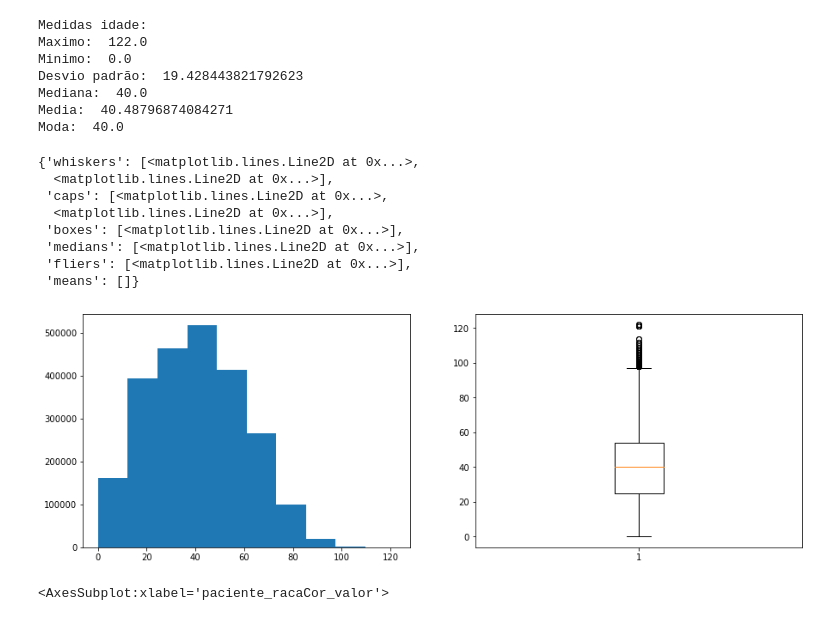
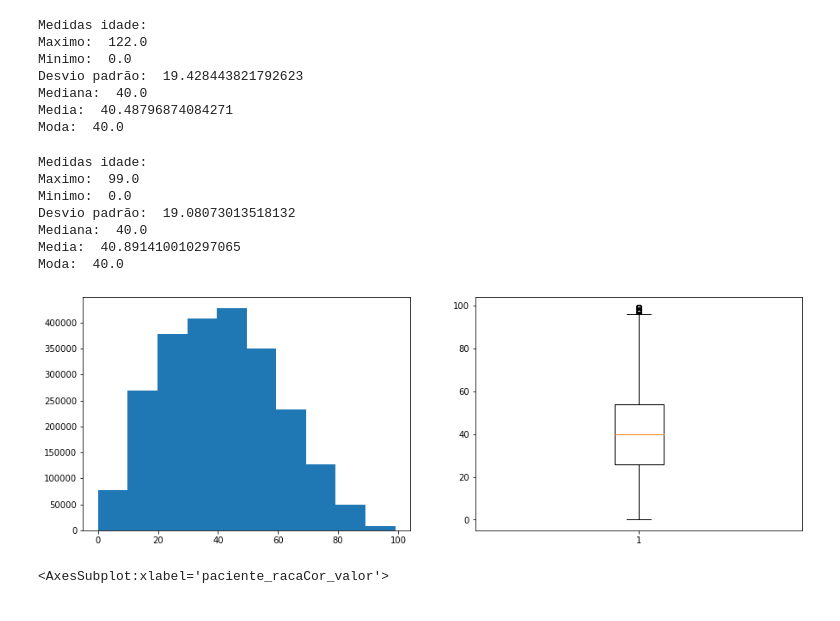
Before and after one commit to MatheusLopesA95/SUSCovidVacDataDF, a Jupyter notebook: Tratanento_exploratorio_SUS.ipynb, the cells around one changed output. Saved outputs shown, nothing was run; the diff lists cells and outputs as text; code cells hidden in the pictures.

```diff
--- a/Tratanento_exploratorio_SUS.ipynb
+++ b/Tratanento_exploratorio_SUS.ipynb
@@ -108,28 +108,33 @@ Desvio padrão:  19.428443821792623
 Mediana:  40.0
 Media:  40.48796874084271
 Moda:  40.0
+# %%
+medidas_estatisicas(data['paciente_idade'].loc[data['paciente_idade']<100])
+# %% [output]
+Medidas idade:
+Maximo:  99.0
+Minimo:  0.0
+Desvio padrão:  19.08073013518132
+Mediana:  40.0
+Media:  40.891410010297065
+Moda:  40.0
 # %%
 #Gráficos para avaliar a distribuição da variável Idade
 
 from turtle import color
 
 
-fig=plt.figure(figsize = (15,5))
-specs=plt.GridSpec(ncols=2, nrows=1, figure=fig)
-fig1=fig.add_subplot(specs[0,0])
-fig2=fig.add_subplot(specs[0,1])
-fig1.hist(data['paciente_idade'],10)
-fig2.boxplot(x=data['paciente_idade'].dropna())
+def freq_plot (arr):
+    fig=plt.figure(figsize = (15,5))
+    specs=plt.GridSpec(ncols=2, nrows=1, figure=fig)
+    fig1=fig.add_subplot(specs[0,0])
+    fig2=fig.add_subplot(specs[0,1])
+    fig1.hist(arr,10)
+    fig2.boxplot(x=arr.dropna())
-# %% [output]
-{'whiskers': [<matplotlib.lines.Line2D at 0x...>,
-  <matplotlib.lines.Line2D at 0x...>],
- 'caps': [<matplotlib.lines.Line2D at 0x...>,
-  <matplotlib.lines.Line2D at 0x...>],
- 'boxes': [<matplotlib.lines.Line2D at 0x...>],
- 'medians': [<matplotlib.lines.Line2D at 0x...>],
- 'fliers': [<matplotlib.lines.Line2D at 0x...>],
- 'means': []}
-[figure, removed]
+# %%
+freq_plot(data['paciente_idade'].loc[data['paciente_idade']<100])
+# %% [output]
+[figure, added]
 # %%
 #Verificando dados das colunas 'paciente_racaCor_codigo' e 'paciente_racaCor_valor'
 cod_raca = data.loc[data['paciente_racaCor_codigo']!= 99.0]
```
Also changed, not shown: parts of 12 cells of this notebook, 1 other file.
